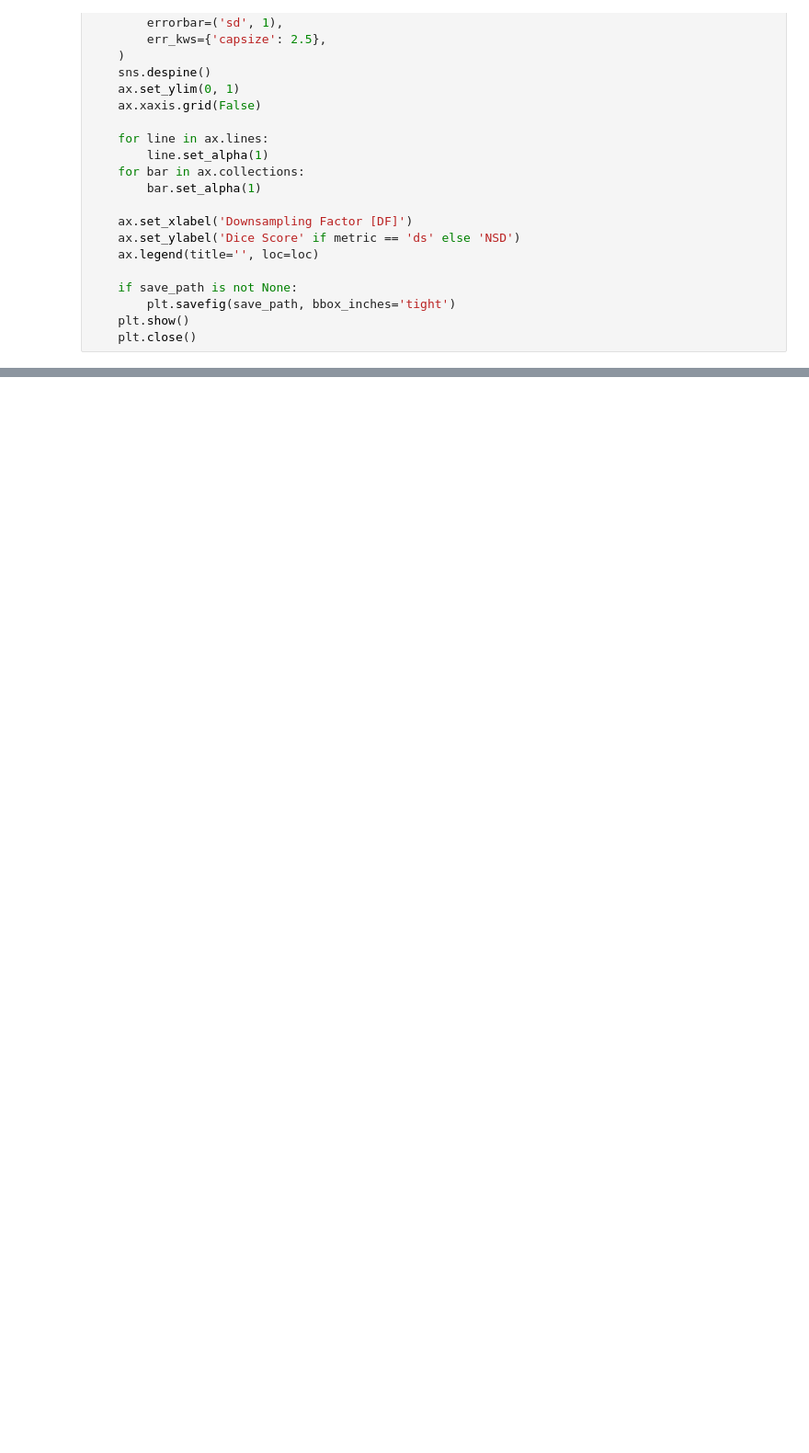
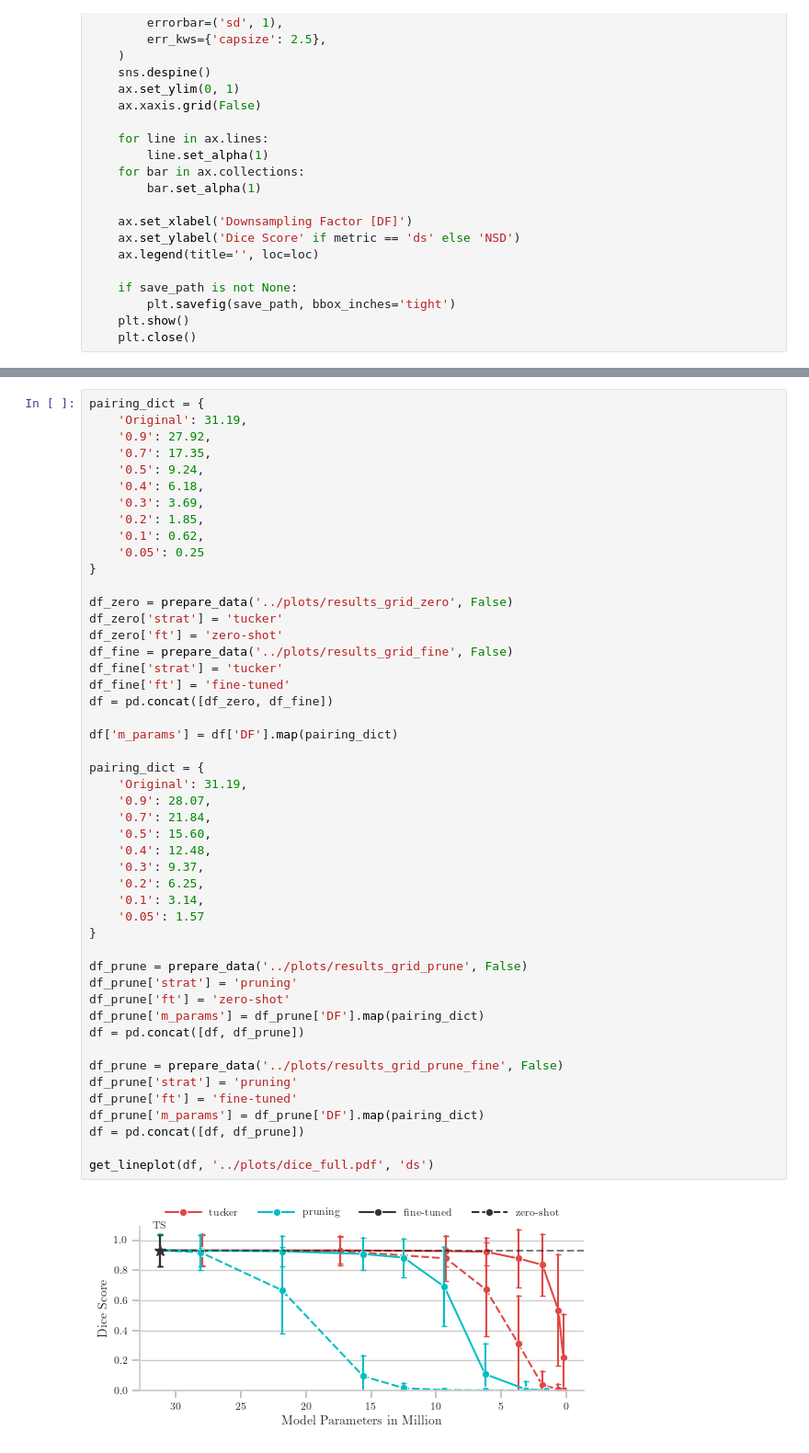
Before and after one commit to ClinicalDataScience/tucker-cnn, a Jupyter notebook: visualize/01_metrics_absolute.ipynb, the cells around one changed output, grey strips where cells are left out. Shown at 92% size. Cells and saved outputs as stored; diff of their text form; blank space fills up the shorter version.

```diff
--- a/visualize/01_metrics_absolute.ipynb
+++ b/visualize/01_metrics_absolute.ipynb
@@ -291,0 +358,50 @@ get_lineplot(df, '../plots/nsd_overview.pdf', 'nsd')
+# %%
+pairing_dict = {
+    'Original': 31.19,
+    '0.9': 27.92,
+    '0.7': 17.35,
+    '0.5': 9.24,
+    '0.4': 6.18,
+    '0.3': 3.69,
+    '0.2': 1.85,
+    '0.1': 0.62,
+    '0.05': 0.25
+}
+
+df_zero = prepare_data('../plots/results_grid_zero', False)
+df_zero['strat'] = 'tucker'
+df_zero['ft'] = 'zero-shot'
+df_fine = prepare_data('../plots/results_grid_fine', False)
+df_fine['strat'] = 'tucker'
+df_fine['ft'] = 'fine-tuned'
+df = pd.concat([df_zero, df_fine])
+
+df['m_params'] = df['DF'].map(pairing_dict)
+
+pairing_dict = {
+    'Original': 31.19,
+    '0.9': 28.07,
+    '0.7': 21.84,
+    '0.5': 15.60,
+    '0.4': 12.48,
+    '0.3': 9.37,
+    '0.2': 6.25,
+    '0.1': 3.14,
+    '0.05': 1.57
+}
+
+df_prune = prepare_data('../plots/results_grid_prune', False)
+df_prune['strat'] = 'pruning'
+df_prune['ft'] = 'zero-shot'
+df_prune['m_params'] = df_prune['DF'].map(pairing_dict)
+df = pd.concat([df, df_prune])
+
+df_prune = prepare_data('../plots/results_grid_prune_fine', False)
+df_prune['strat'] = 'pruning'
+df_prune['ft'] = 'fine-tuned'
+df_prune['m_params'] = df_prune['DF'].map(pairing_dict)
+df = pd.concat([df, df_prune])
+
+get_lineplot(df, '../plots/dice_full.pdf', 'ds')
+# %% [output]
+[figure, added]
```
Also changed, not shown: parts of 7 cells of this notebook, 3 other files.
